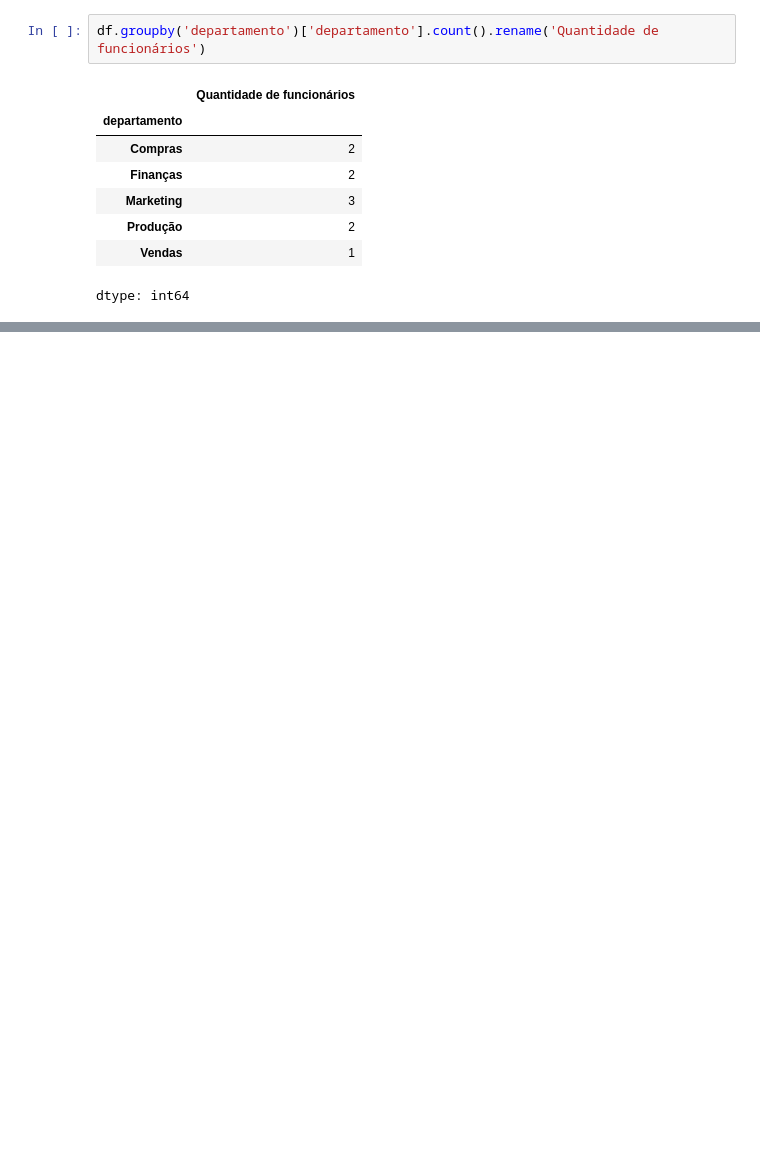
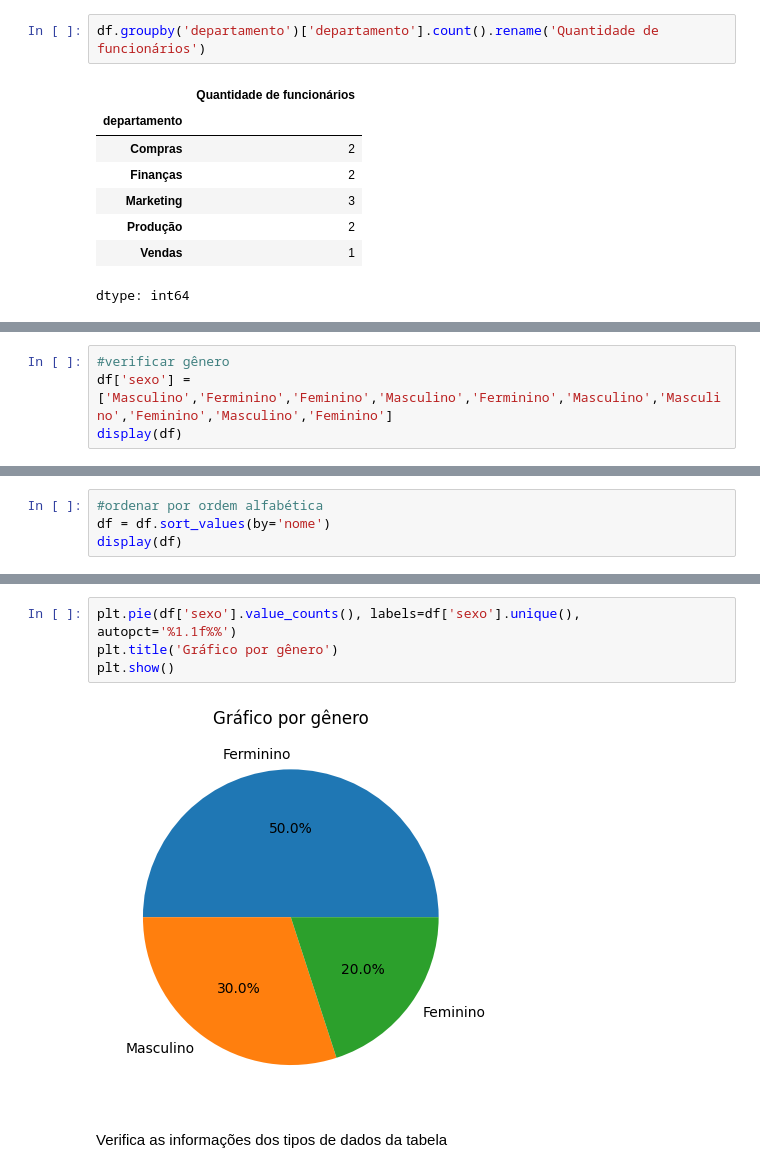
Before and after one commit to freitasecia49/NovoGitRepositorio, a Jupyter notebook: Dados_Excel.ipynb, the cells around one changed output, grey strips where cells are left out. Drawn from its saved outputs; the diff is of its cells as text; blank space fills up the shorter version.

```diff
--- a/Dados_Excel.ipynb
+++ b/Dados_Excel.ipynb
@@ -37,0 +101,4 @@ dtype: int64
+# %%
+#verificar gênero
+df['sexo'] = ['Masculino','Ferminino','Feminino','Masculino','Ferminino','Masculino','Masculino','Feminino','Masculino','Feminino']
+display(df)
@@ -37,0 +117,4 @@ dtype: int64
+# %%
+#ordenar por ordem alfabética
+df = df.sort_values(by='nome')
+display(df)
@@ -37,0 +165,8 @@ dtype: int64
+# %%
+plt.pie(df['sexo'].value_counts(), labels=df['sexo'].unique(), autopct='%1.1f%%')
+plt.title('Gráfico por gênero')
+plt.show()
+# %% [output]
+[figure, added]
+# %% [markdown]
+Verifica as informações dos tipos de dados da tabela
```
Also changed, not shown: parts of 42 cells of this notebook.
